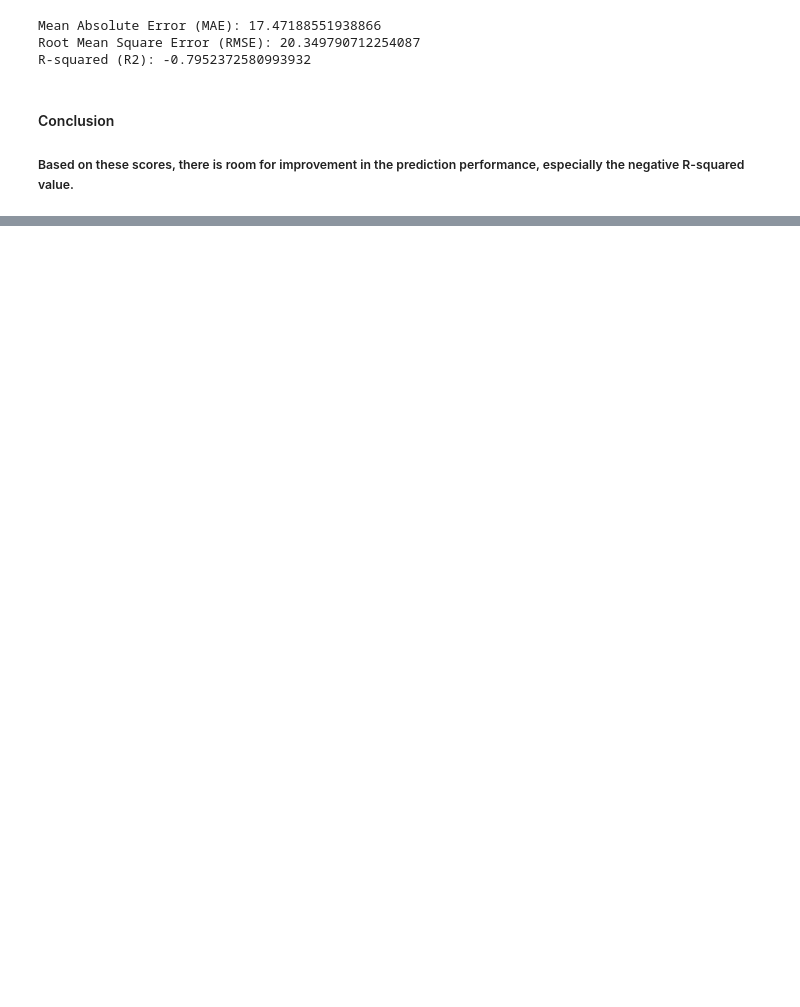
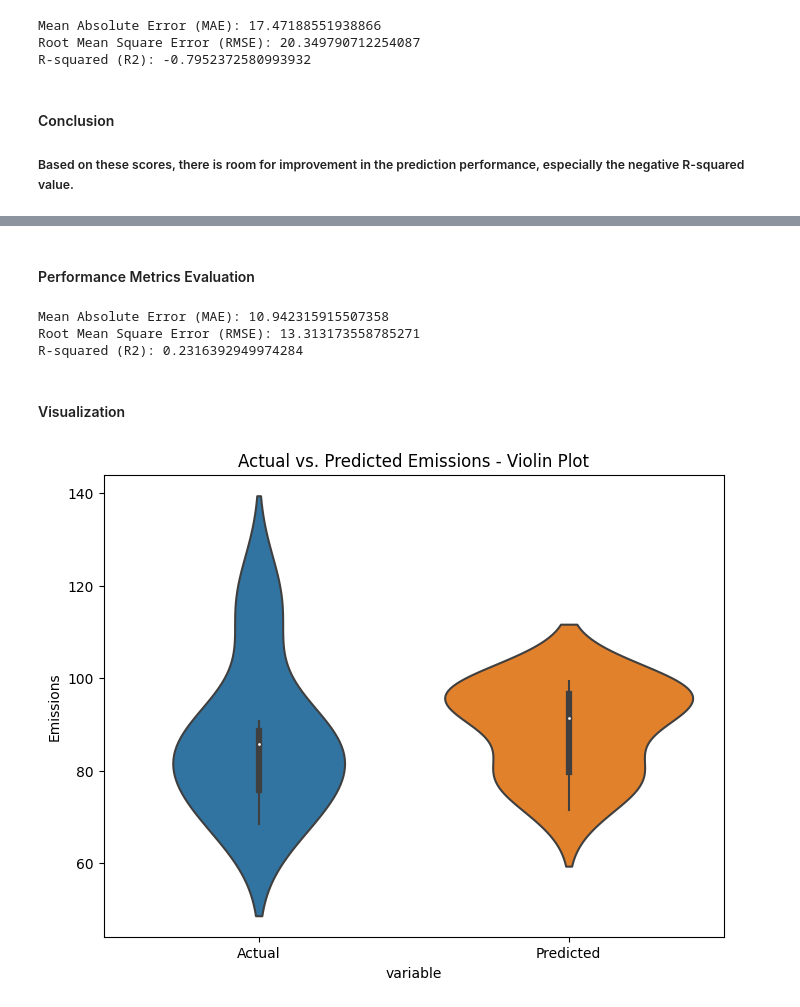
Before and after one commit to Bsrat06/Carbon_Emission_Analysis_and_Prediction, a Jupyter notebook: analysis.ipynb, the cells around one changed output, grey strips where cells are left out. Cells and saved outputs as stored; diff of their text form; code cells hidden in the pictures; blank space fills up the shorter version.

```diff
--- a/analysis.ipynb
+++ b/analysis.ipynb
@@ -361,0 +368,4 @@ R-squared (R2): -0.7952372580993932
+# %%
+knn= KNeighborsRegressor(n_neighbors=8)
+# %%
+knn.fit(X_train, Y_train)
@@ -361,0 +374,5 @@ R-squared (R2): -0.7952372580993932
+# %%
+Y_pred= knn.predict(X_test)
+
+results_df = pd.DataFrame({'Actual': Y_test, 'Predicted': Y_pred})
+print(results_df)
@@ -361,0 +393,29 @@ R-squared (R2): -0.7952372580993932
+# %% [markdown]
+#### Performance Metrics Evaluation
+# %%
+
+mae = mean_absolute_error(Y_test, Y_pred)
+rmse = mean_squared_error(Y_test, Y_pred, squared=False)
+r2 = r2_score(Y_test, Y_pred)
+
+print(f'Mean Absolute Error (MAE): {mae}')
+print(f'Root Mean Square Error (RMSE): {rmse}')
+print(f'R-squared (R2): {r2}')
+# %% [output]
+Mean Absolute Error (MAE): 10.942315915507358
+Root Mean Square Error (RMSE): 13.313173558785271
+R-squared (R2): 0.2316392949974284
+# %% [markdown]
+#### Visualization
+# %%
+plt.figure(figsize=(8, 6))
+
+sns.violinplot(x='variable', y='value', data=results_df.melt())
+
+plt.ylabel('Emissions')
+plt.title('Actual vs. Predicted Emissions - Violin Plot')
+plt.xticks([0, 1], ['Actual', 'Predicted'])
+
+plt.show()
+# %% [output]
+[figure, added]
```
Also changed, not shown: parts of 7 cells of this notebook.
